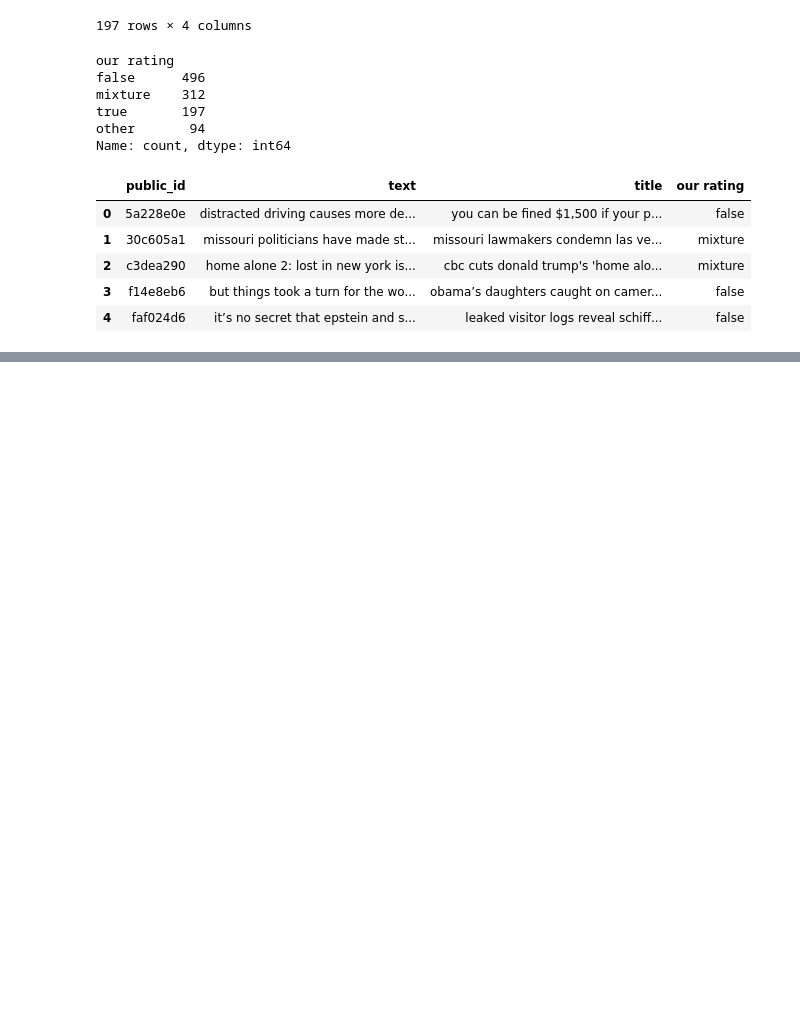
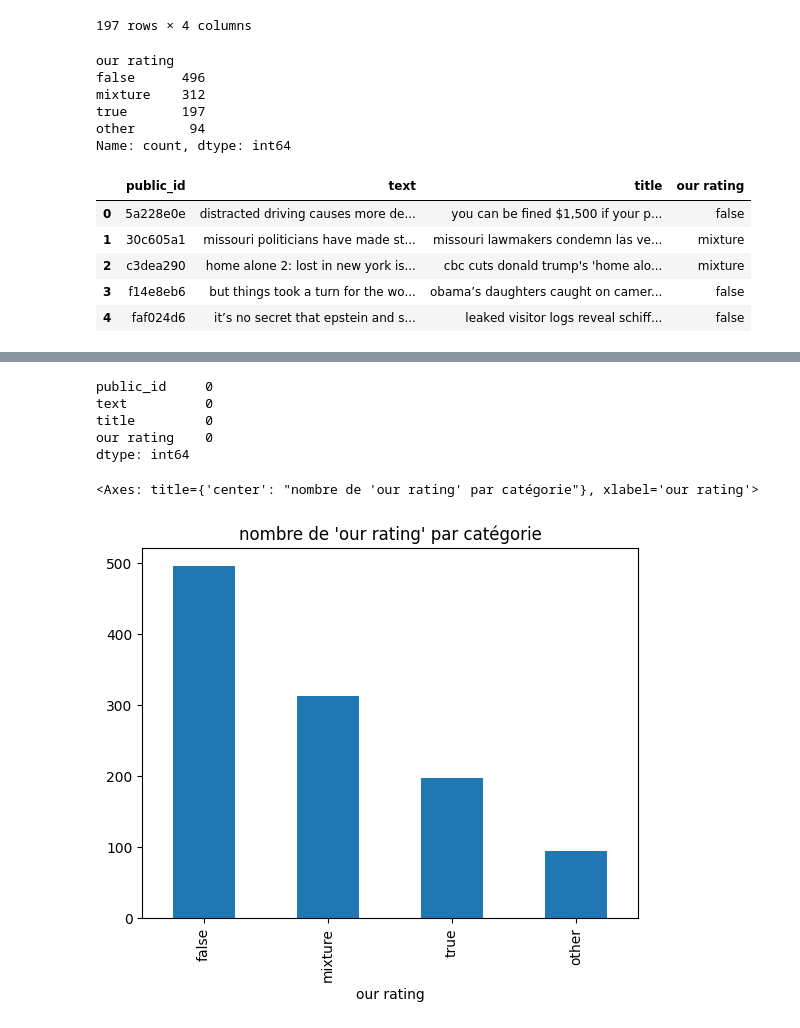
Before and after one commit to dimaland1/MachineLearningProject, a Jupyter notebook: Untitled-1.ipynb, the cells around one changed output, grey strips where cells are left out. Saved outputs shown, nothing was run; the diff lists cells and outputs as text; code cells hidden in the pictures; blank space fills up the shorter version.

```diff
--- a/Untitled-1.ipynb
+++ b/Untitled-1.ipynb
@@ -169,0 +164,8 @@ df['text'][0]
+# %%
+
+# supprimer les 'Stem'
+from nltk.stem import PorterStemmer
+stemmer = PorterStemmer()
+df['title'] = df['title'].apply(lambda x: ' '.join([stemmer.stem(word) for word in x.split()]))
+df['text'] = df['text'].apply(lambda x: ' '.join([stemmer.stem(word) for word in x.split()]))
+df.head()
@@ -169,0 +179,15 @@ df['text'][0]
+# %%
+# Cheak for Nons after all data cleaning
+df.isnull().sum()
+# %% [output]
+public_id     0
+text          0
+title         0
+our rating    0
+dtype: int64
+# %%
+# histogramme de la colonne 'our rating'
+df['our rating'].value_counts().plot(kind='bar', title="nombre de 'our rating' par catégorie")
+# %% [output]
+<Axes: title={'center': "nombre de 'our rating' par catégorie"}, xlabel='our rating'>
+[figure, added]
```
Also changed, not shown: parts of 7 cells of this notebook.
